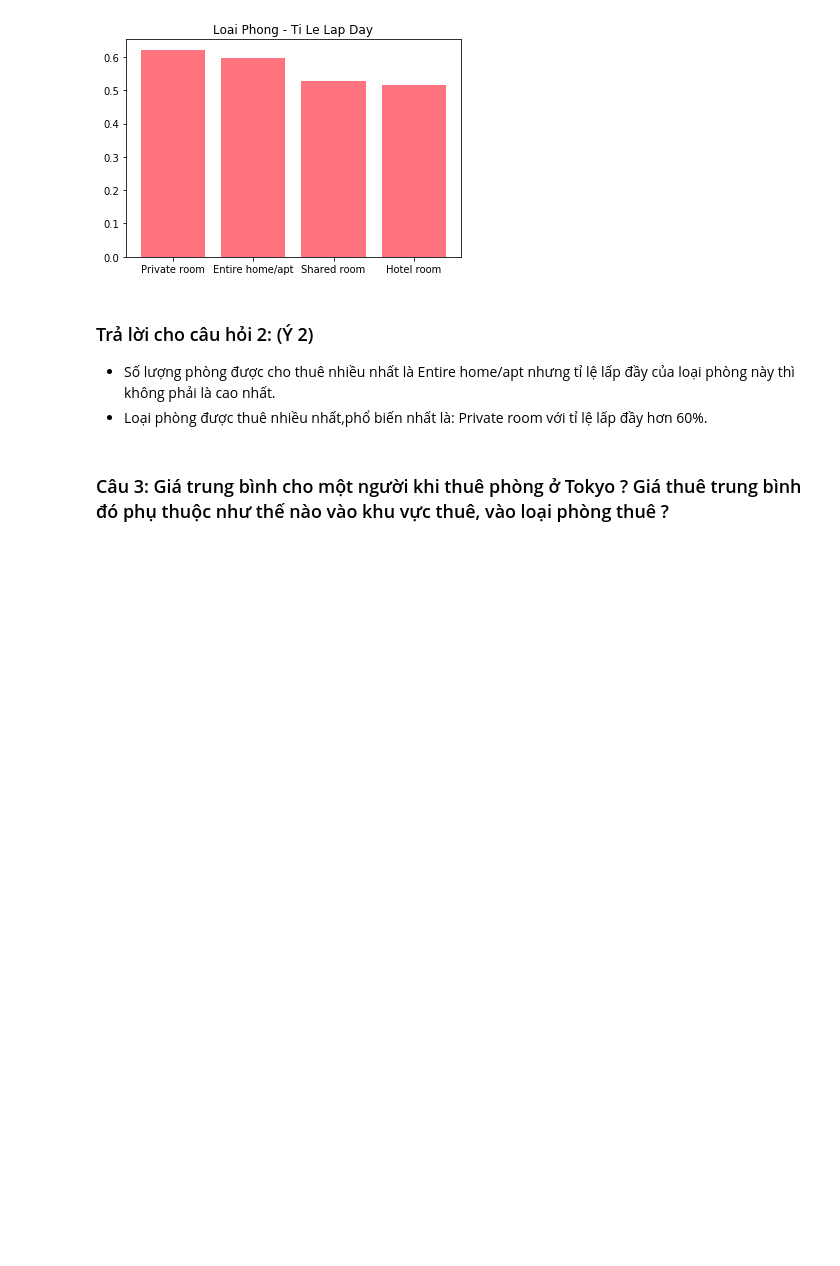
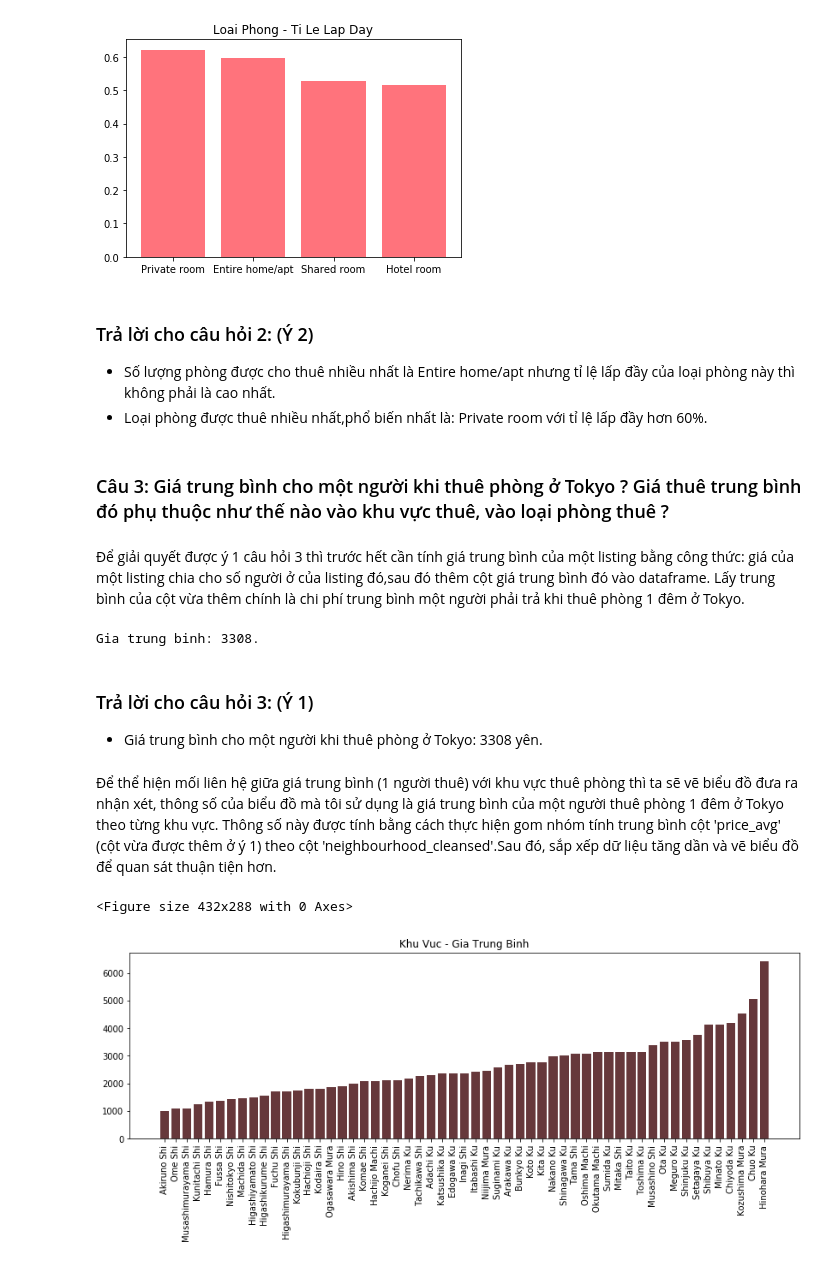
Before and after one commit to Tuyetmayy2410/LTKHDL_FinalProject, a Jupyter notebook: 1712892-NguyenThiTuyet.ipynb, the cells around one changed output. Drawn from its saved outputs; the diff is of its cells as text; code cells hidden in the pictures; blank space fills up the shorter version.

```diff
--- a/1712892-NguyenThiTuyet.ipynb
+++ b/1712892-NguyenThiTuyet.ipynb
@@ -660,3 +660,26 @@ plt.title("Loai Phong - Ti Le Lap Day");
 - Loại phòng được thuê nhiều nhất,phổ biến nhất là: Private room với tỉ lệ lấp đầy hơn 60%.
 # %% [markdown]
 ### Câu 3: Giá trung bình cho một người khi thuê phòng ở Tokyo ? Giá thuê trung bình đó phụ thuộc như thế nào vào khu vực thuê, vào loại phòng thuê ?
+# %% [markdown]
+Để giải quyết được ý 1 câu hỏi 3 thì trước hết cần tính giá trung bình của một listing bằng công thức: giá của một listing chia cho số người ở của listing đó,sau đó thêm cột giá trung bình đó vào dataframe. Lấy trung bình của cột vừa thêm chính là chi phí trung bình một người phải trả khi thuê phòng 1 đêm ở Tokyo.
+# %%
+df_ABListings['price_avg'] = df_ABListings.price/df_ABListings.accommodates
+print('Gia trung binh: {}.'.format(round(df_ABListings['price_avg'].mean())))
+# %% [output]
+Gia trung binh: 3308.
+# %% [markdown]
+### Trả lời cho câu hỏi 3: (Ý 1)
+- Giá trung bình cho một người khi thuê phòng ở Tokyo: 3308 yên.
+# %% [markdown]
+Để thể hiện mối liên hệ giữa giá trung bình (1 người thuê) với khu vực thuê phòng thì ta sẽ vẽ biểu đồ đưa ra nhận xét, thông số của biểu đồ mà tôi sử dụng là giá trung bình của một người thuê phòng 1 đêm ở Tokyo theo từng khu vực. Thông số này được tính bằng cách thực hiện gom nhóm tính trung bình cột 'price_avg' (cột vừa được thêm ở ý 1) theo cột 'neighbourhood_cleansed'.Sau đó, sắp xếp dữ liệu tăng dần và vẽ biểu đồ để quan sát thuận tiện hơn.
+# %%
+df_Neighbourhood_Cleansed_priceavg = pd.DataFrame(df_ABListings.groupby('neighbourhood_cleansed').price_avg.mean())
+df_Neighbourhood_Cleansed_priceavg.sort_values('price_avg' ,ascending=True, inplace=True)
+plt.figure()
+plt.figure(figsize=(14, 4))
+plt.xticks(rotation=90)
+plt.bar(df_Neighbourhood_Cleansed_priceavg.index, df_Neighbourhood_Cleansed_priceavg.price_avg, color='#66383B')
+plt.title("Khu Vuc - Gia Trung Binh");
+# %% [output]
+<Figure size 432x288 with 0 Axes>
+[figure, added]
```
Also changed, not shown: parts of 3 cells of this notebook.
